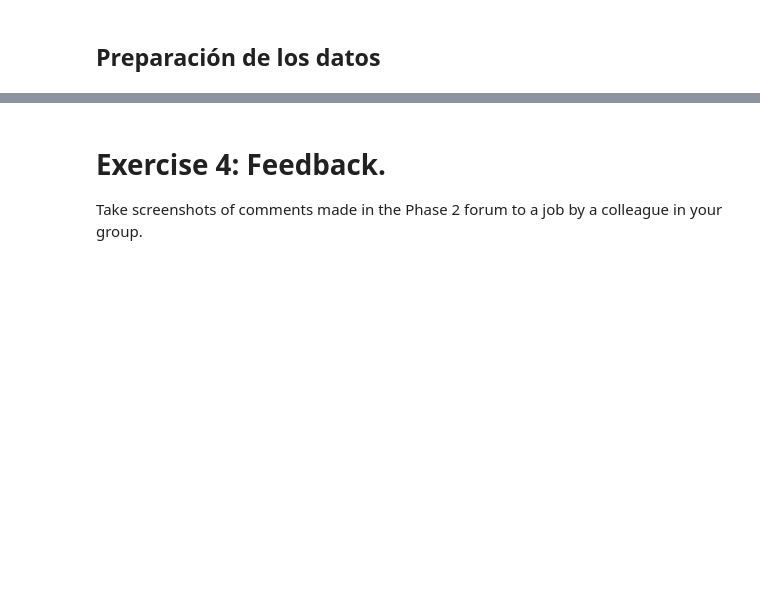
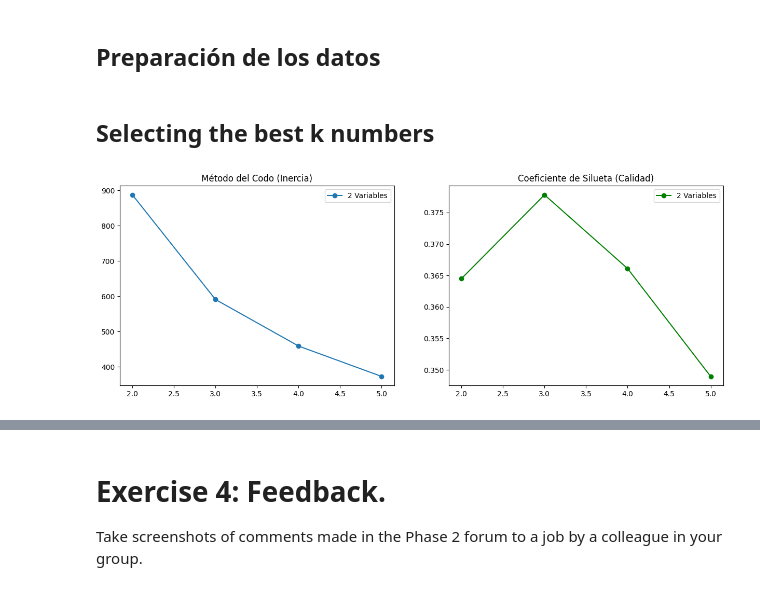
Before and after one commit to Jero2110/Advanced-ML---Phase-2, a Jupyter notebook: 02. Analysis/G01_Jeronimo_Ramos_Phase2.ipynb, the cells around one changed output, grey strips where cells are left out. Drawn from its saved outputs; the diff is of its cells as text; code cells hidden in the pictures; blank space fills up the shorter version.

```diff
--- a/02. Analysis/G01_Jeronimo_Ramos_Phase2.ipynb
+++ b/02. Analysis/G01_Jeronimo_Ramos_Phase2.ipynb
@@ -629,3 +629,5 @@ scaler = StandardScaler()
 X_scaled = scaler.fit_transform(df_filtered)
 # %%
 # Para el dataset de Bodyfat
+# %% [markdown]
+## Selecting the best k numbers
@@ -631,0 +678,6 @@ X_scaled = scaler.fit_transform(df_filtered)
+# %%
+k_range=range(2, 6)
+
+inertia, silhouettes = get_metrics(X_scaled,  k_range, 2)
+# %% [output]
+[figure, added]
```
Also changed, not shown: parts of 3 cells of this notebook.
